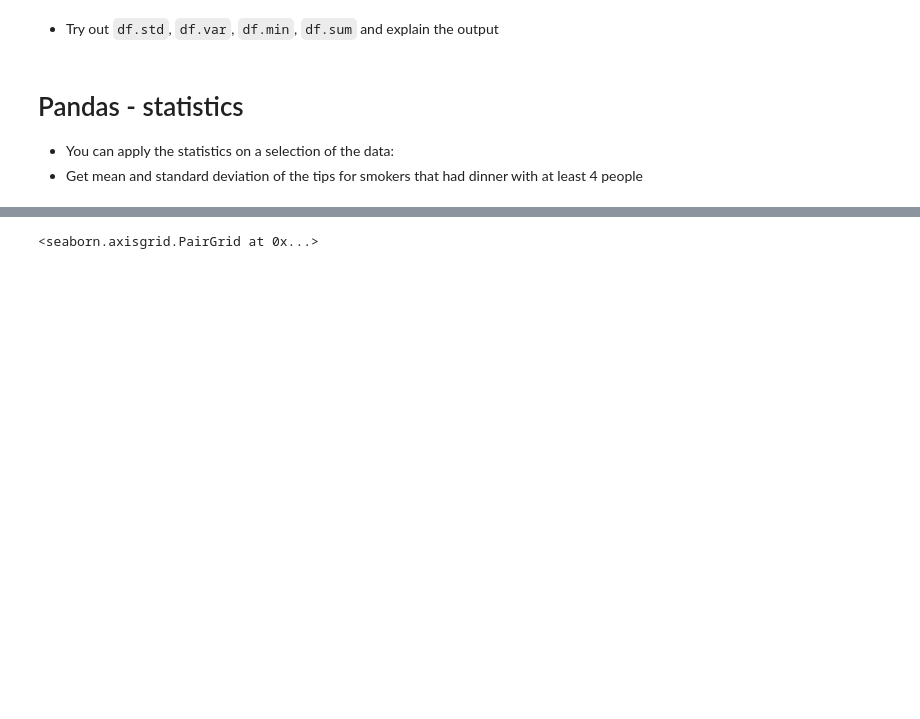
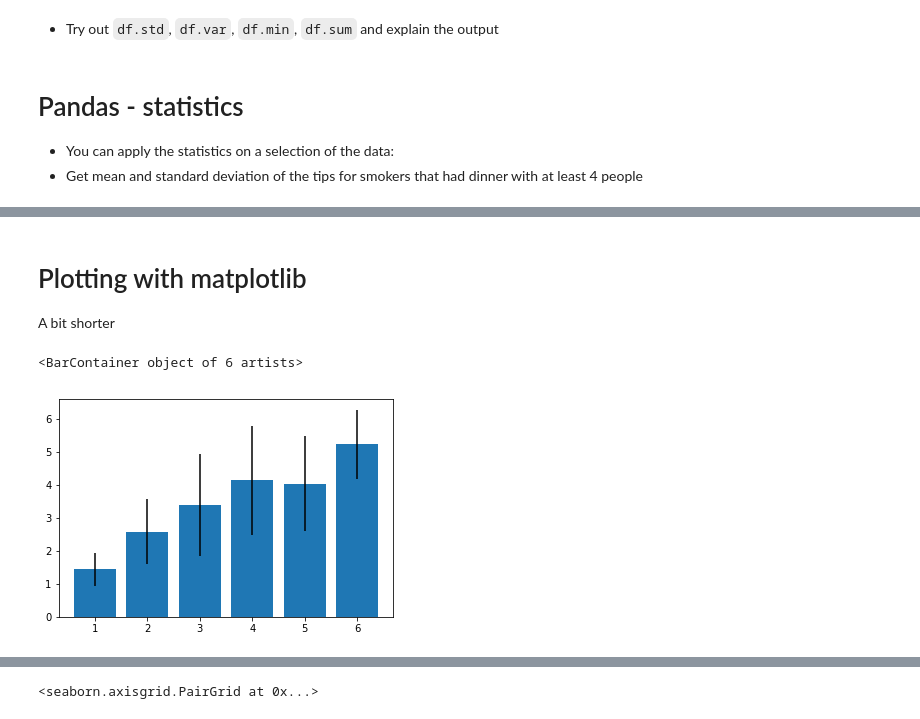
Before and after one commit to lacdr-tox/basic-programming-in-drug-discovery, a Jupyter notebook: python/slides/Pandas and Seaborn.ipynb, the cells around one changed output, grey strips where cells are left out. Cells and saved outputs as stored; diff of their text form; code cells hidden in the pictures; blank space fills up the shorter version.

```diff
--- a/python/slides/Pandas and Seaborn.ipynb
+++ b/python/slides/Pandas and Seaborn.ipynb
@@ -355,0 +218,11 @@ Create better visualizations with `sns.boxplot`, `sns.stripplot`, `sns.violinplo
+# %% [markdown]
+# Plotting with matplotlib
+
+A bit shorter
+# %%
+mu = tips.groupby('size').mean()['tip']
+sd = tips.groupby('size').std()['tip']
+plt.bar(mu.index,mu,yerr=sd)
+# %% [output]
+<BarContainer object of 6 artists>
+[figure, added]
```
Also changed, not shown: parts of 69 cells of this notebook, 2 other files.
